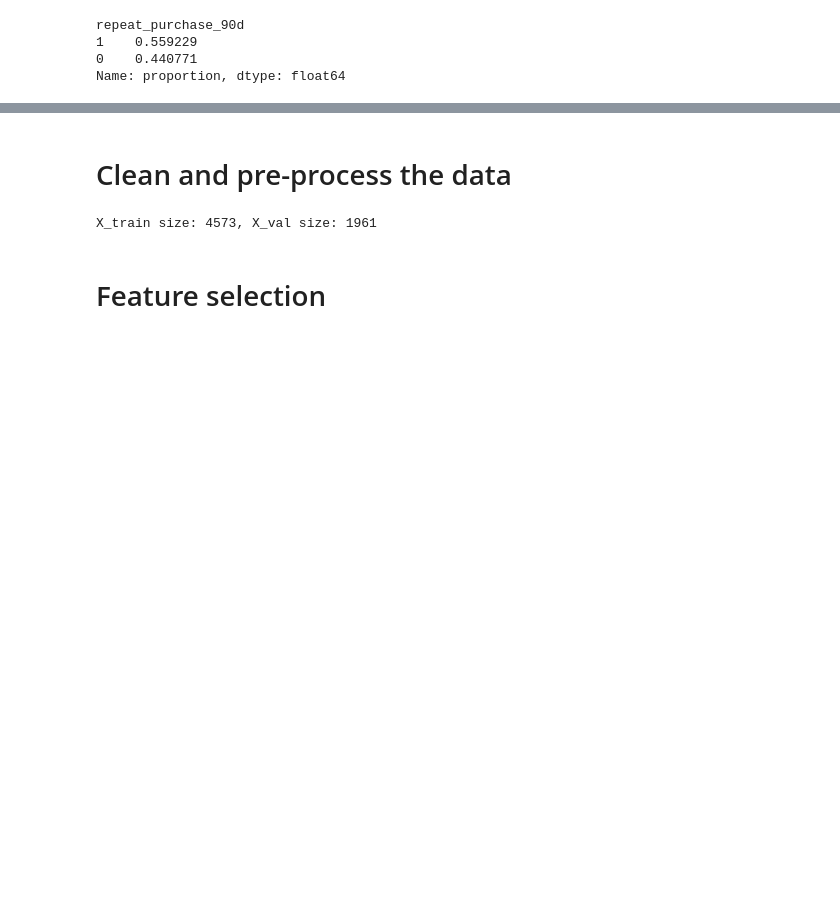
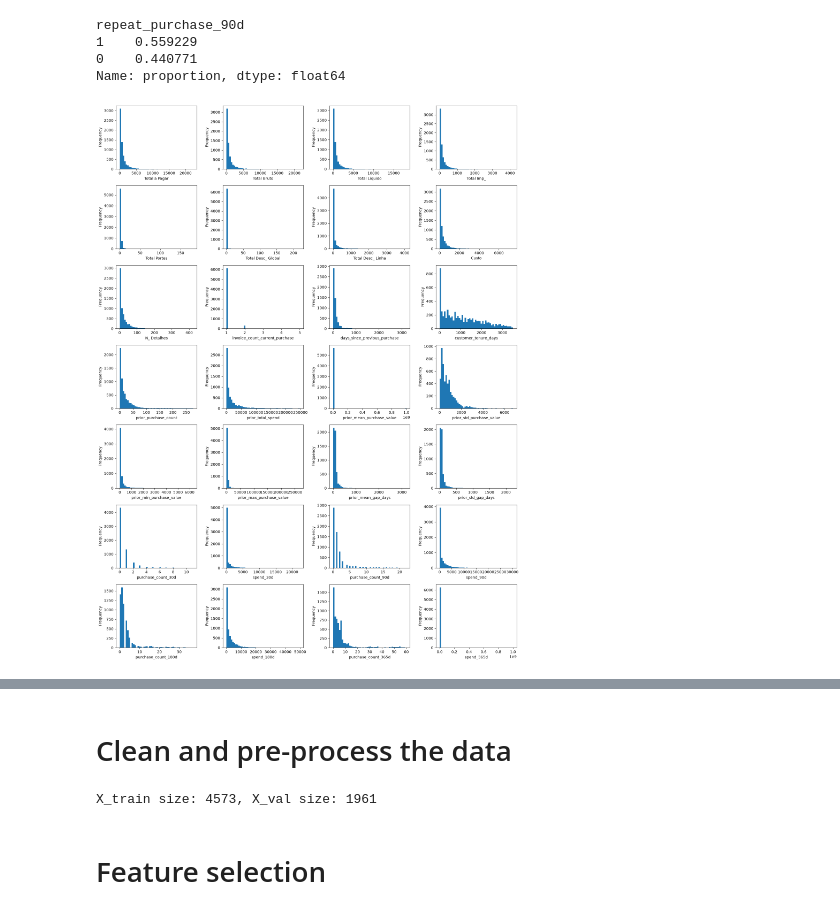
Before and after one commit to MiguelSantos00/Predicting-Repeat-Purchases-ML, a Jupyter notebook: notebooks/Homework_Group06.ipynb, the cells around one changed output, grey strips where cells are left out. Cells and saved outputs as stored; diff of their text form; code cells hidden in the pictures; blank space fills up the shorter version.

```diff
--- a/notebooks/Homework_Group06.ipynb
+++ b/notebooks/Homework_Group06.ipynb
@@ -323,3 +366,32 @@ repeat_purchase_90d
 1    0.559229
 0    0.440771
 Name: proportion, dtype: float64
+# %%
+import matplotlib.pyplot as plt
+
+numeric_features = float_features
+
+n_cols = 4
+n_rows = (len(numeric_features) + n_cols - 1) // n_cols
+
+fig, axes = plt.subplots(
+    n_rows,
+    n_cols,
+    figsize=(16, n_rows * 3)
+)
+
+axes = axes.flatten()
+
+for i, col in enumerate(numeric_features):
+    axes[i].hist(raw_data[col].dropna(), bins=50)
+    axes[i].set_xlabel(col)
+    axes[i].set_ylabel("Frequency")
+
+# Hide unused plots
+for i in range(len(numeric_features), len(axes)):
+    axes[i].set_visible(False)
+
+plt.tight_layout()
+plt.show()
+# %% [output]
+[figure, added]
```
Also changed, not shown: parts of 15 cells of this notebook, 1 other file.
